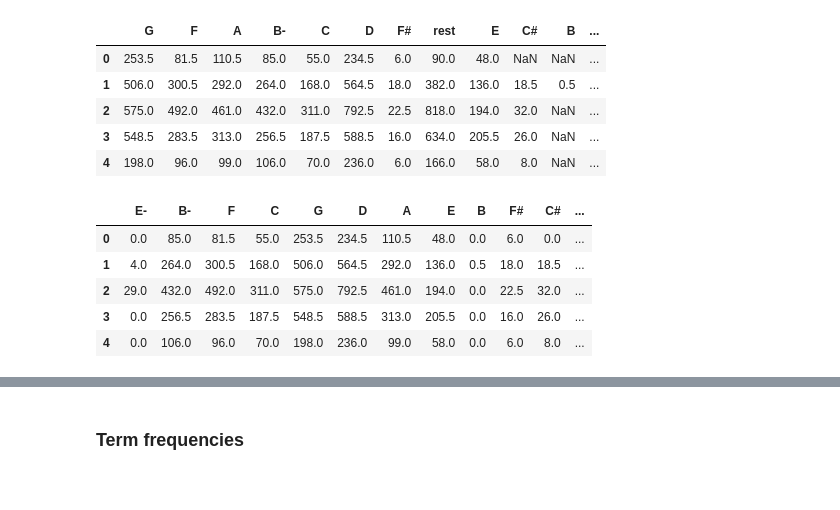
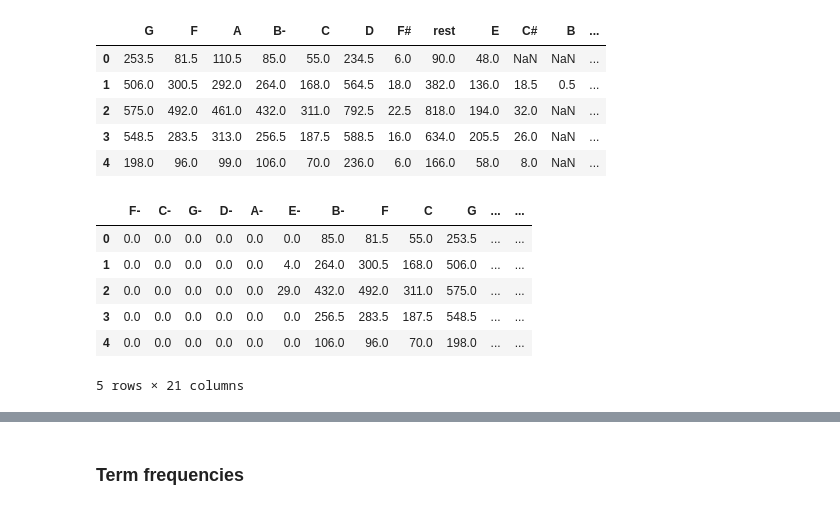
Before and after one commit to fabianmoss/crim-haverford, a Jupyter notebook: analysis.ipynb, the cells around one changed output, grey strips where cells are left out. Cells and saved outputs as stored; diff of their text form; code cells hidden in the pictures.

```diff
--- a/analysis.ipynb
+++ b/analysis.ipynb
@@ -104,10 +102,10 @@ Next, we iterate over `piece_list`, request the file from the server and save it
 # %%
 for piece in tqdm(piece_list):
     filename = piece.split("/")[-1] # only the part after the last '/' is the filename
-    with open(d + filename, "w") as f:
-        # if not os.path.isfile(d + filename):
-        r = requests.get(piece)
-        f.write(r.text)
+    if not os.path.isfile(d + filename):
+        with open(d + filename, "w") as f:
+            r = requests.get(piece)
+            f.write(r.text)
 # %% [markdown]
 We create a new list `local_files` containing all local file paths and names.
 # %%
@@ -286,22 +276,23 @@ note_counts.head()
 | 3 | 548.5 | 283.5 | 313.0 | 256.5 | 187.5 | 588.5 | 16.0 | 634.0 | 205.5 | 26.0 | NaN | ... |
 | 4 | 198.0 | 96.0 | 99.0 | 106.0 | 70.0 | 236.0 | 6.0 | 166.0 | 58.0 | 8.0 | NaN | ... |
 # %%
-lof = ["E-", "B-"] + [ n + acc for acc in ["", "#"] for n in list("FCGDAEB") ] # line of fifths
+lof = [ n + acc for acc in ["-", "", "#"] for n in list("FCGDAEB") ] # line of fifths
 
 # complete columns
 for l in lof:
     if l not in note_counts.columns:
         note_counts[l] = 0.
 
 note_counts = note_counts[lof].fillna(0.) # sort tpcs and drop rests; fill NaNs with zeroes
 note_counts.head()
 # %% [output]
-|  | E- | B- | F | C | G | D | A | E | B | F# | C# | ... |
-| 0 | 0.0 | 85.0 | 81.5 | 55.0 | 253.5 | 234.5 | 110.5 | 48.0 | 0.0 | 6.0 | 0.0 | ... |
-| 1 | 4.0 | 264.0 | 300.5 | 168.0 | 506.0 | 564.5 | 292.0 | 136.0 | 0.5 | 18.0 | 18.5 | ... |
-| 2 | 29.0 | 432.0 | 492.0 | 311.0 | 575.0 | 792.5 | 461.0 | 194.0 | 0.0 | 22.5 | 32.0 | ... |
-| 3 | 0.0 | 256.5 | 283.5 | 187.5 | 548.5 | 588.5 | 313.0 | 205.5 | 0.0 | 16.0 | 26.0 | ... |
-| 4 | 0.0 | 106.0 | 96.0 | 70.0 | 198.0 | 236.0 | 99.0 | 58.0 | 0.0 | 6.0 | 8.0 | ... |
+|  | F- | C- | G- | D- | A- | E- | B- | F | C | G | ... | ... |
+| 0 | 0.0 | 0.0 | 0.0 | 0.0 | 0.0 | 0.0 | 85.0 | 81.5 | 55.0 | 253.5 | ... | ... |
+| 1 | 0.0 | 0.0 | 0.0 | 0.0 | 0.0 | 4.0 | 264.0 | 300.5 | 168.0 | 506.0 | ... | ... |
+| 2 | 0.0 | 0.0 | 0.0 | 0.0 | 0.0 | 29.0 | 432.0 | 492.0 | 311.0 | 575.0 | ... | ... |
+| 3 | 0.0 | 0.0 | 0.0 | 0.0 | 0.0 | 0.0 | 256.5 | 283.5 | 187.5 | 548.5 | ... | ... |
+| 4 | 0.0 | 0.0 | 0.0 | 0.0 | 0.0 | 0.0 | 106.0 | 96.0 | 70.0 | 198.0 | ... | ... |
+5 rows × 21 columns
 # %%
 note_counts.to_csv("note_counts.csv", index=False)
 # %%
```
Also changed, not shown: parts of 25 cells of this notebook, 5 other files.
